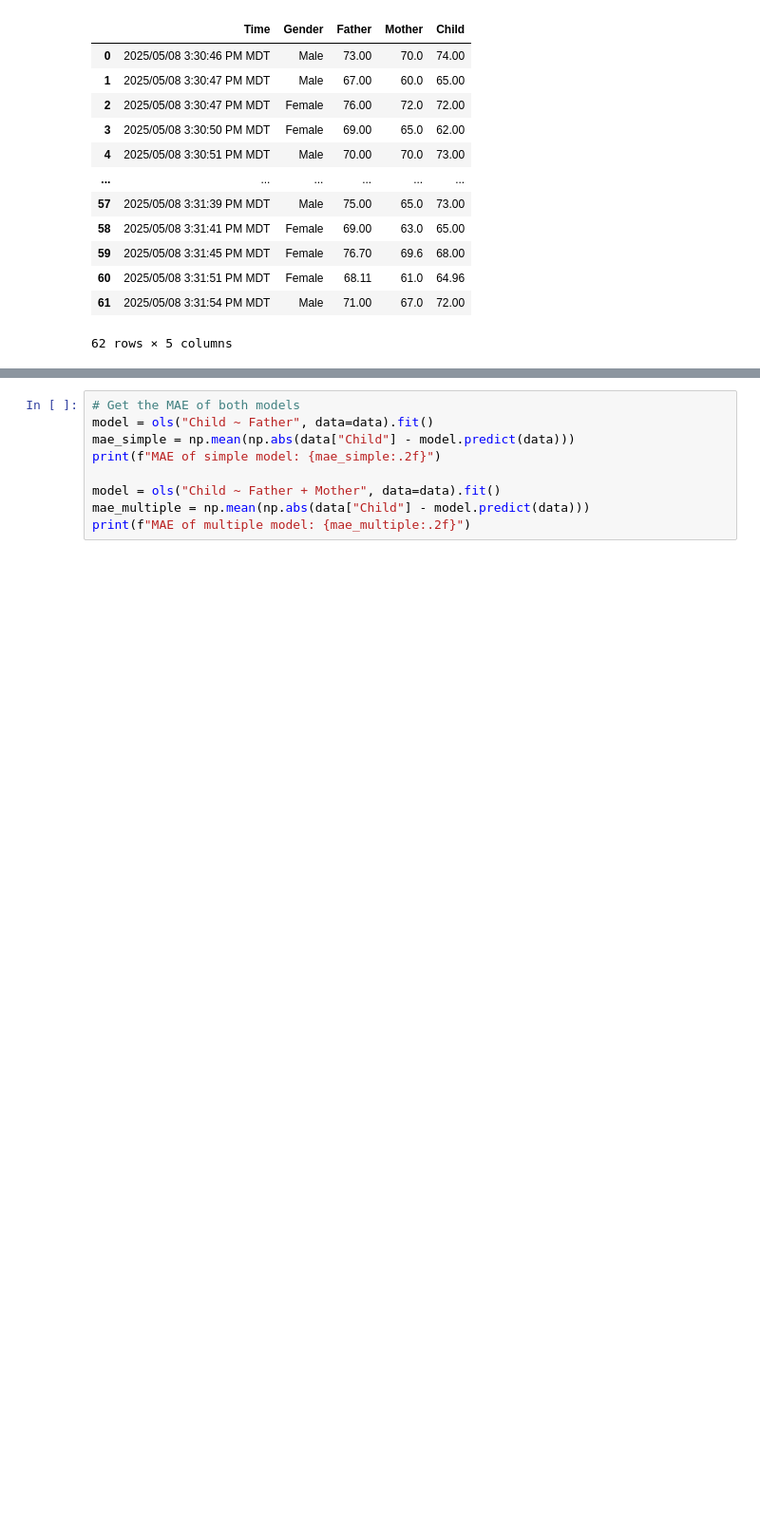
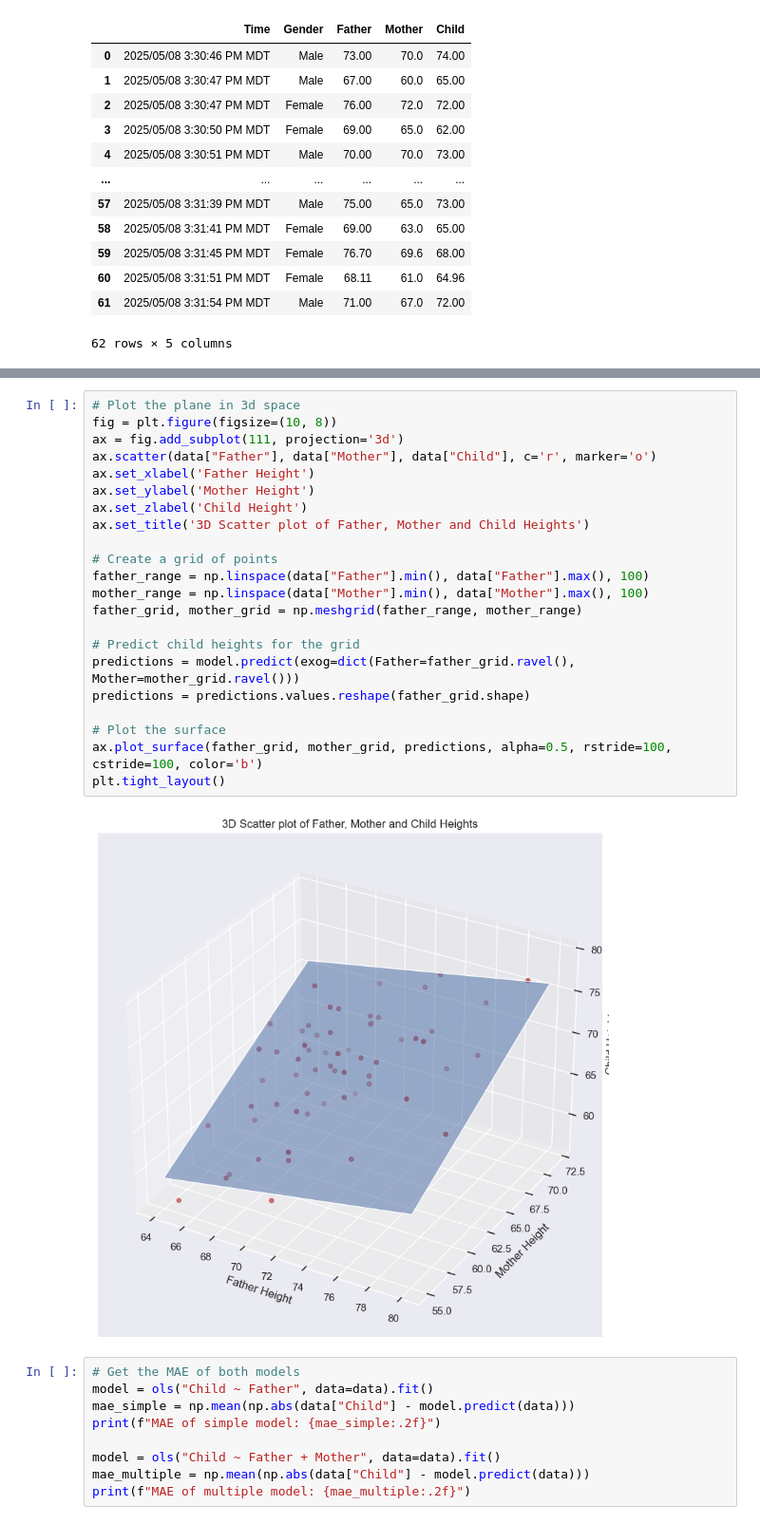
Before and after one commit to stanford-mse-125-2025/mse-125-2025-public, a Jupyter notebook: demos/multiple_linear_regression.ipynb, the cells around one changed output, grey strips where cells are left out. Shown at 95% size. Cells and saved outputs as stored; diff of their text form; blank space fills up the shorter version.

```diff
--- a/demos/multiple_linear_regression.ipynb
+++ b/demos/multiple_linear_regression.ipynb
@@ -79,6 +79,30 @@ Notes:
 [1] Standard Errors assume that the covariance matrix of the errors is correctly specified.
 [2] The condition number is large, 2.21e+03. This might indicate that there are
 strong multicollinearity or other numerical problems.
+# %%
+# Plot the plane in 3d space
+fig = plt.figure(figsize=(10, 8))
+ax = fig.add_subplot(111, projection='3d')
+ax.scatter(data["Father"], data["Mother"], data["Child"], c='r', marker='o')
+ax.set_xlabel('Father Height')
+ax.set_ylabel('Mother Height')
+ax.set_zlabel('Child Height')
+ax.set_title('3D Scatter plot of Father, Mother and Child Heights')
+
+# Create a grid of points
+father_range = np.linspace(data["Father"].min(), data["Father"].max(), 100)
+mother_range = np.linspace(data["Mother"].min(), data["Mother"].max(), 100)
+father_grid, mother_grid = np.meshgrid(father_range, mother_range)
+
+# Predict child heights for the grid
+predictions = model.predict(exog=dict(Father=father_grid.ravel(), Mother=mother_grid.ravel()))
+predictions = predictions.values.reshape(father_grid.shape)
+
+# Plot the surface
+ax.plot_surface(father_grid, mother_grid, predictions, alpha=0.5, rstride=100, cstride=100, color='b')
+plt.tight_layout()
+# %% [output]
+[figure, added]
 # %%
 # Get the MAE of both models
 model = ols("Child ~ Father", data=data).fit()
```
Also changed, not shown: parts of 2 cells of this notebook.
